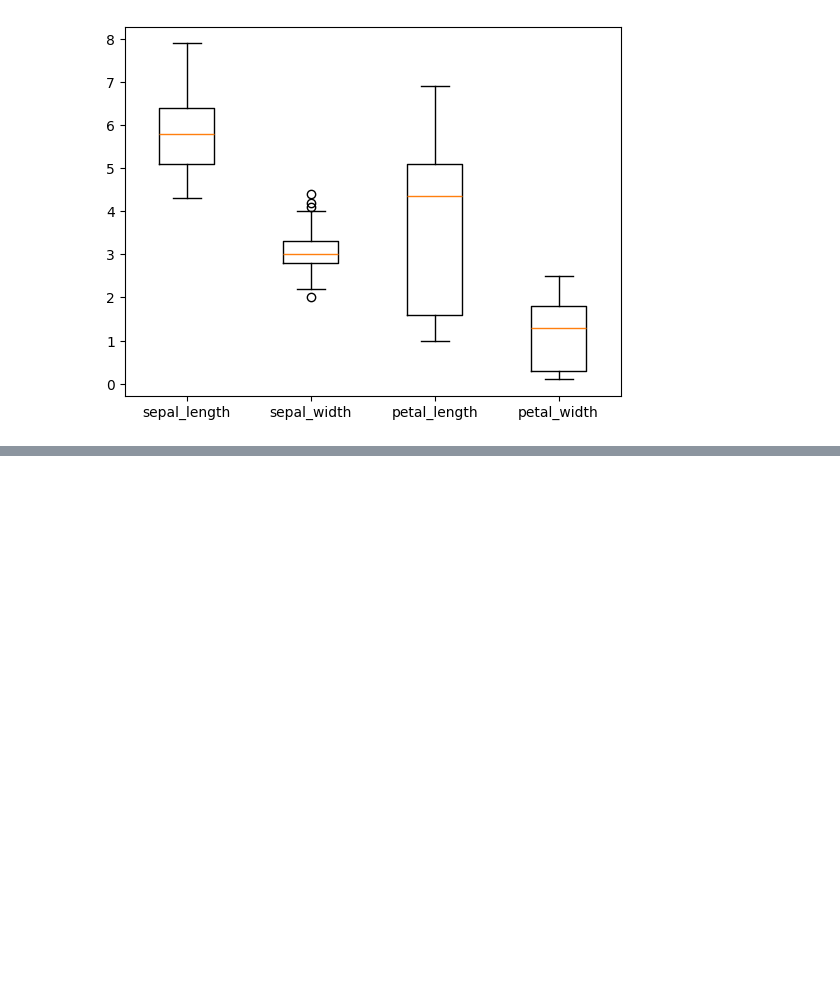
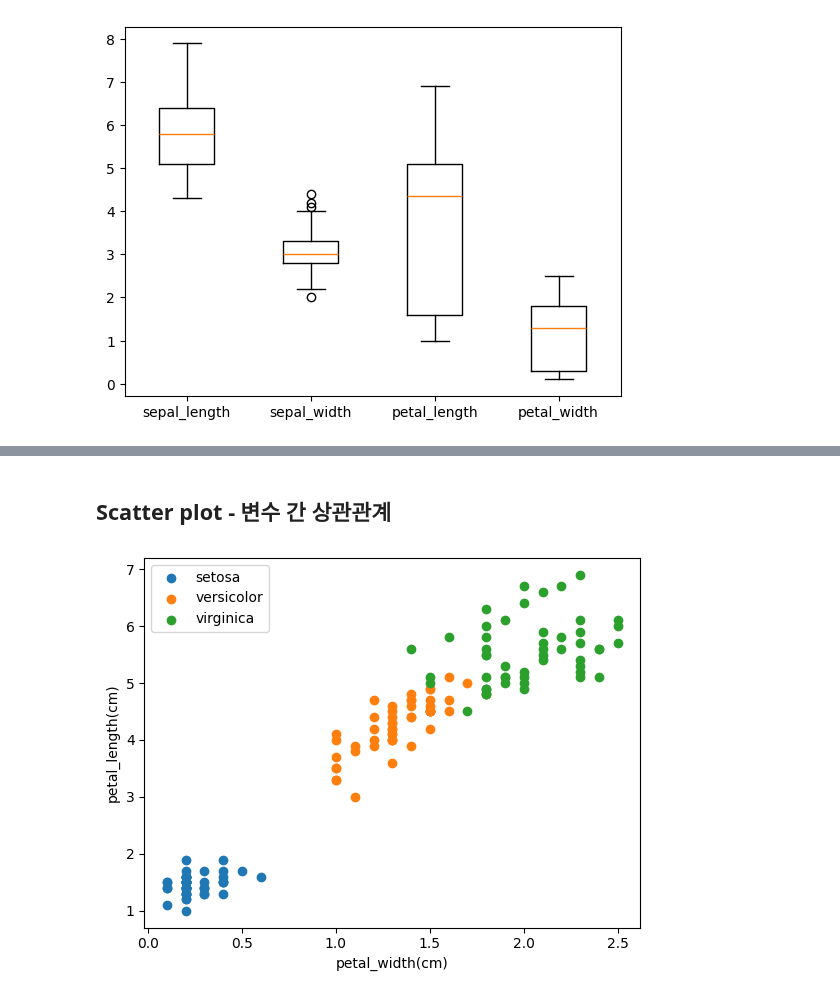
Before and after one commit to JakeOh/202511_BD53, a Jupyter notebook: lab_python/da04_matplotlib.ipynb, the cells around one changed output, grey strips where cells are left out. Cells and saved outputs as stored; diff of their text form; code cells hidden in the pictures; blank space fills up the shorter version.

```diff
--- a/lab_python/da04_matplotlib.ipynb
+++ b/lab_python/da04_matplotlib.ipynb
@@ -778,0 +799,15 @@ plt.show()
+# %% [markdown]
+## Scatter plot - 변수 간 상관관계
+# %%
+# petal_length ~ petal_width 산점도, 품종별로 마커 색깔을 다르게 표시.
+species = iris.species.unique()
+for s in species:
+    df = iris[iris.species == s]
+    plt.scatter(df.petal_width, df.petal_length, label=s)
+
+plt.legend()
+plt.xlabel('petal_width(cm)')
+plt.ylabel('petal_length(cm)')
+plt.show()
+# %% [output]
+[figure, added]
```
Also changed, not shown: parts of 11 cells of this notebook.
